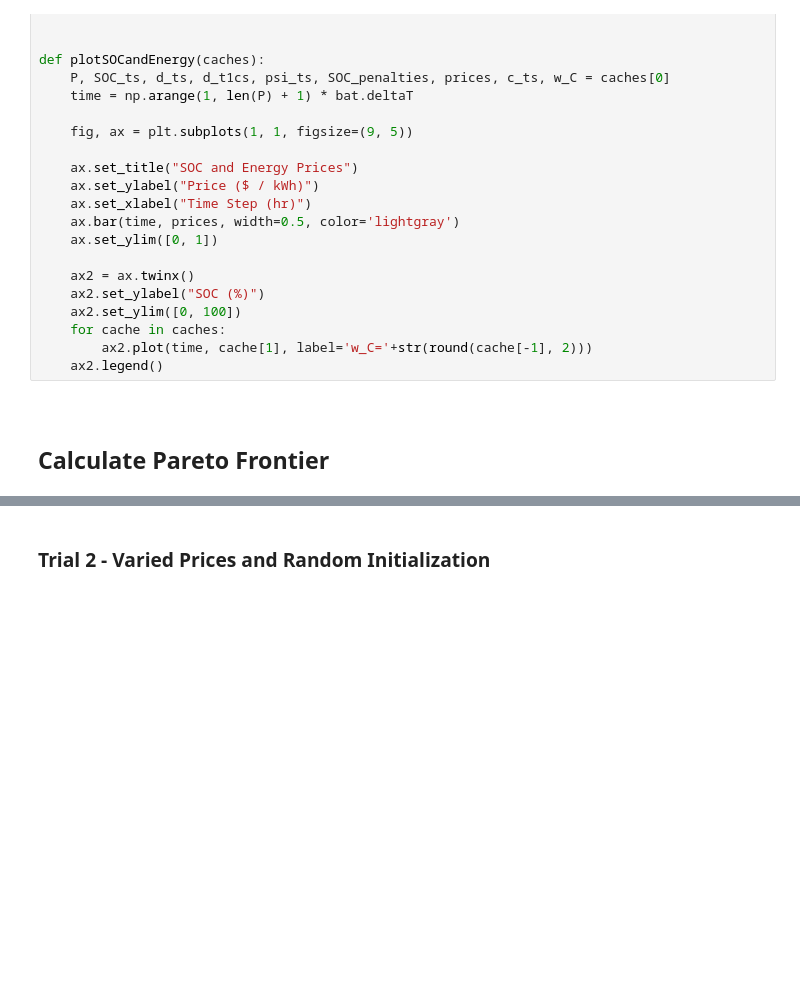
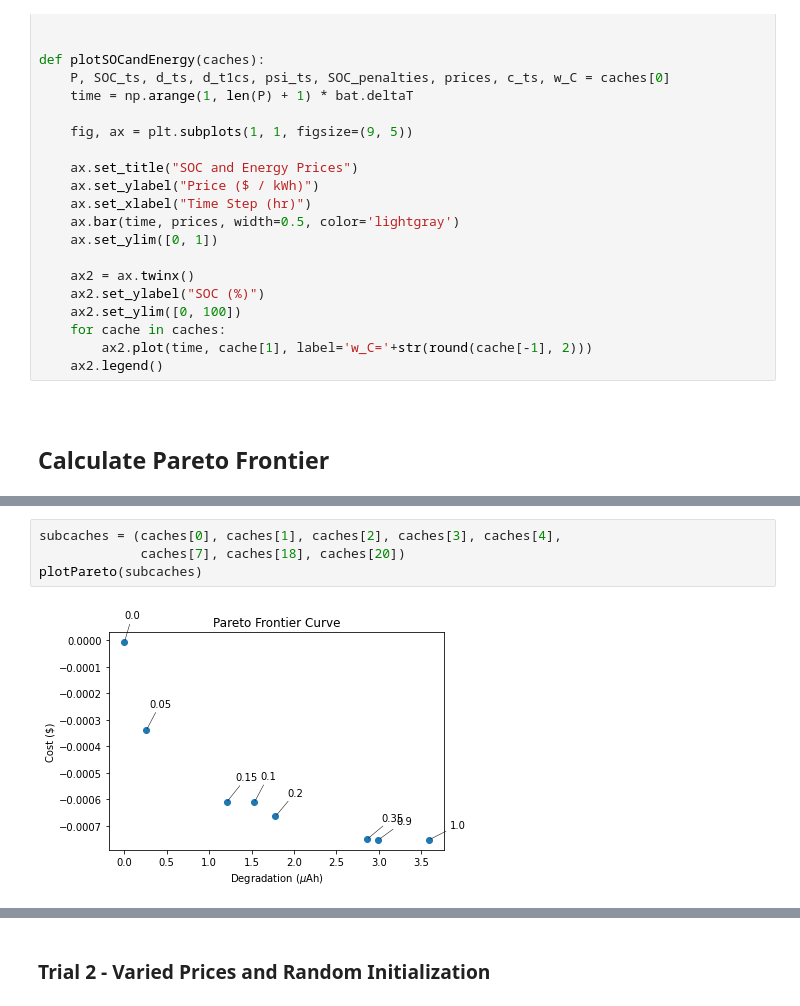
Before and after one commit to jacobazoulay/battery-optimization, a Jupyter notebook: notebooks/Model_Optimization.ipynb, the cells around one changed output, grey strips where cells are left out. Drawn from its saved outputs; the diff is of its cells as text; blank space fills up the shorter version.

```diff
--- a/notebooks/Model_Optimization.ipynb
+++ b/notebooks/Model_Optimization.ipynb
@@ -509,3 +522,9 @@ plotPareto(subCaches)
+# %%
+subcaches = (caches[0], caches[1], caches[2], caches[3], caches[4],
+             caches[7], caches[18], caches[20])
+plotPareto(subcaches)
+# %% [output]
+[figure, added]
 # %%
 plotSOCandEnergy((caches[0], caches[2], caches[-1]))
 # %% [output]
```
Also changed, not shown: parts of 10 cells of this notebook.
